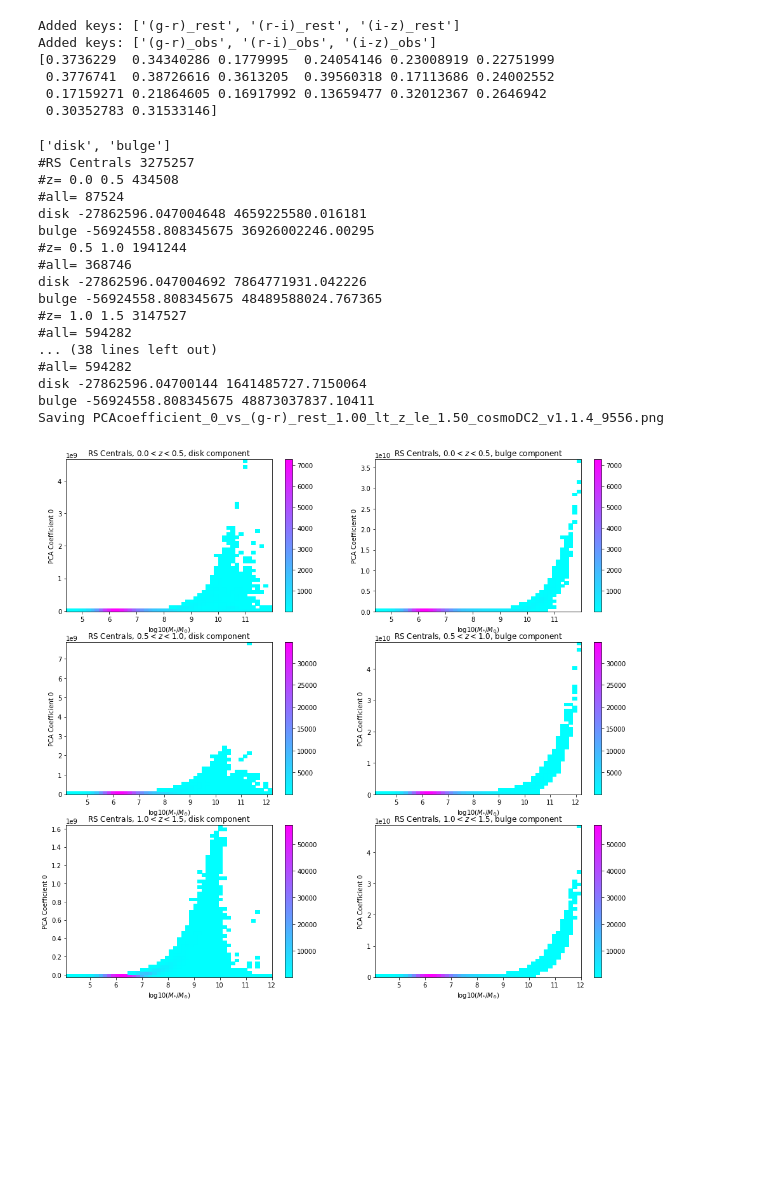
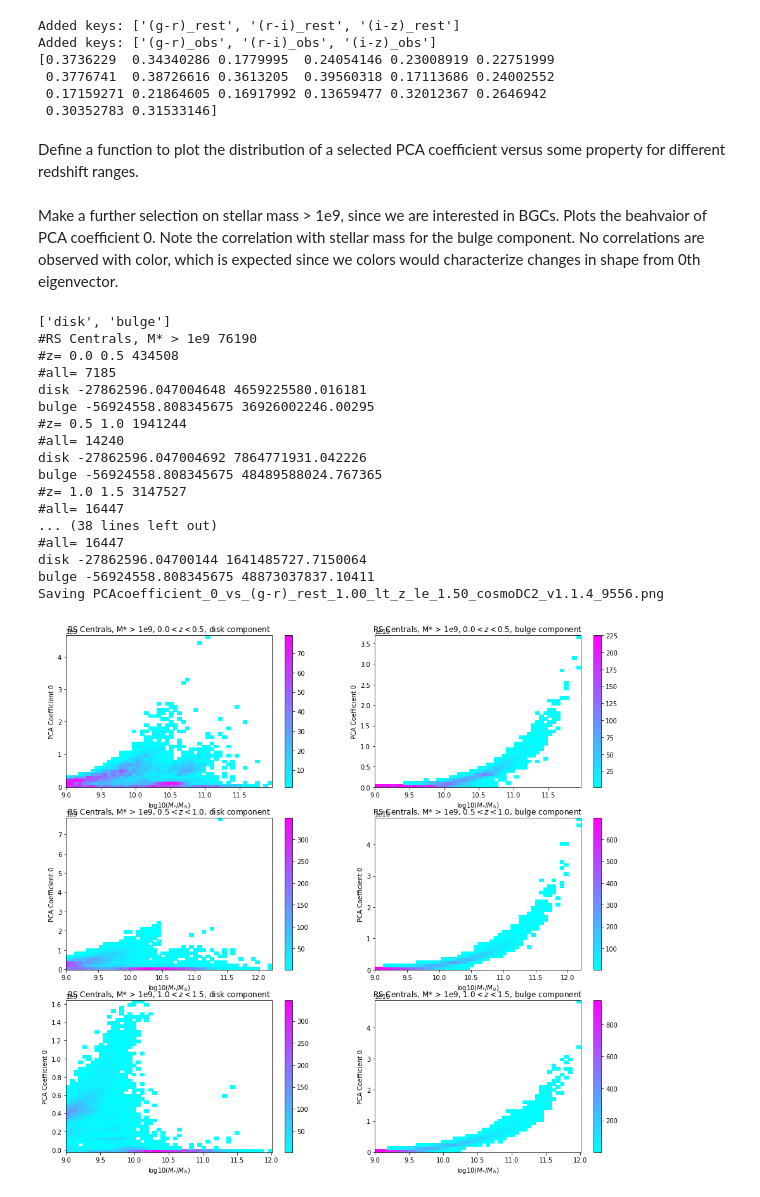
Before and after one commit to evevkovacs/Notebooks, a Jupyter notebook: PCA_SEDs/SED_PCA.ipynb, the cells around one changed output. Drawn from its saved outputs; the diff is of its cells as text; code cells hidden in the pictures; blank space fills up the shorter version.

```diff
--- a/PCA_SEDs/SED_PCA.ipynb
+++ b/PCA_SEDs/SED_PCA.ipynb
@@ -317,6 +313,8 @@ Added keys: ['(g-r)_obs', '(r-i)_obs', '(i-z)_obs']
  0.3776741  0.38726616 0.3613205  0.39560318 0.17113686 0.24002552
  0.17159271 0.21864605 0.16917992 0.13659477 0.32012367 0.2646942
  0.30352783 0.31533146]
+# %% [markdown]
+Define a function to plot the distribution of a selected PCA coefficient versus some property for different redshift ranges.
 # %%
 #plot PCA coefficients
 def plot_coefficients(data, npca, properties, z_cuts, components=[], mask=None, cmap='cool',
@@ -362,27 +360,31 @@ def plot_coefficients(data, npca, properties, z_cuts, components=[], mask=None,
         print('Saving {}'.format(figname))
         figfile = os.path.join(figdir, figname)
         fig.savefig(figfile, bbox_inches='tight')
+# %% [markdown]
+Make a further selection on stellar mass > 1e9, since we are interested in BGCs. Plots the beahvaior of PCA coefficient 0. Note the correlation with stellar mass for the bulge component. No correlations are observed with color, which is expected since we colors would characterize changes in shape from 0th eigenvector.
 # %%
 properties = ['stellar_mass', 'halo_mass', '(r-i)_rest', '(g-r)_rest']
 print(components)
-plot_coefficients(data, 0, properties, zcuts, mask=rsmask, components=components,
-                      catalog=catalogs[0], figdir=figdir, mask_label='RS Centrals')
+mass_mask = data['stellar_mass'] > 1e9
+mask_all = mass_mask & rsmask
+plot_coefficients(data, 0, properties, zcuts, mask=mask_all, components=components,
+                      catalog=catalogs[0], figdir=figdir, mask_label='RS Centrals, M* > 1e9')
 # %% [output]
 ['disk', 'bulge']
-#RS Centrals 3275257
+#RS Centrals, M* > 1e9 76190
 #z= 0.0 0.5 434508
-#all= 87524
+#all= 7185
 disk -27862596.047004648 4659225580.016181
 bulge -56924558.808345675 36926002246.00295
 #z= 0.5 1.0 1941244
-#all= 368746
+#all= 14240
 disk -27862596.047004692 7864771931.042226
 bulge -56924558.808345675 48489588024.767365
 #z= 1.0 1.5 3147527
-#all= 594282
+#all= 16447
 ... (38 lines left out)
-#all= 594282
+#all= 16447
 disk -27862596.04700144 1641485727.7150064
 bulge -56924558.808345675 48873037837.10411
 Saving PCAcoefficient_0_vs_(g-r)_rest_1.00_lt_z_le_1.50_cosmoDC2_v1.1.4_9556.png
-[figure, old version]
+[figure, new version]
```
Also changed, not shown: parts of 17 cells of this notebook, 3 other files.
